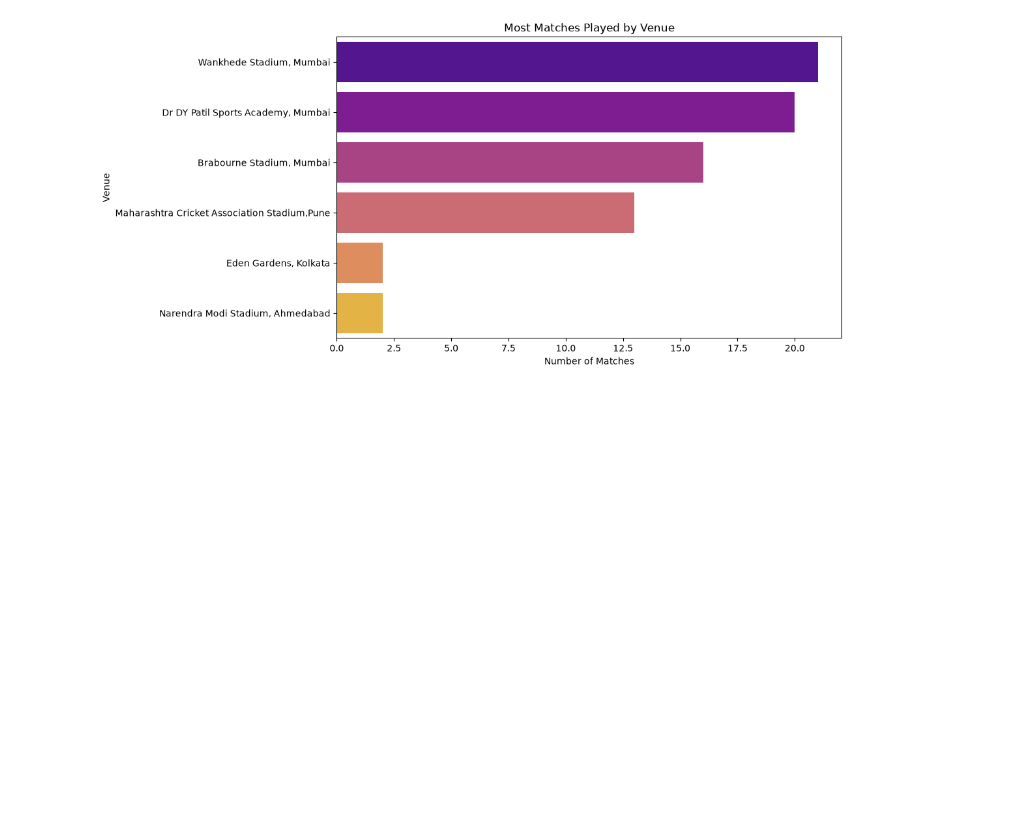
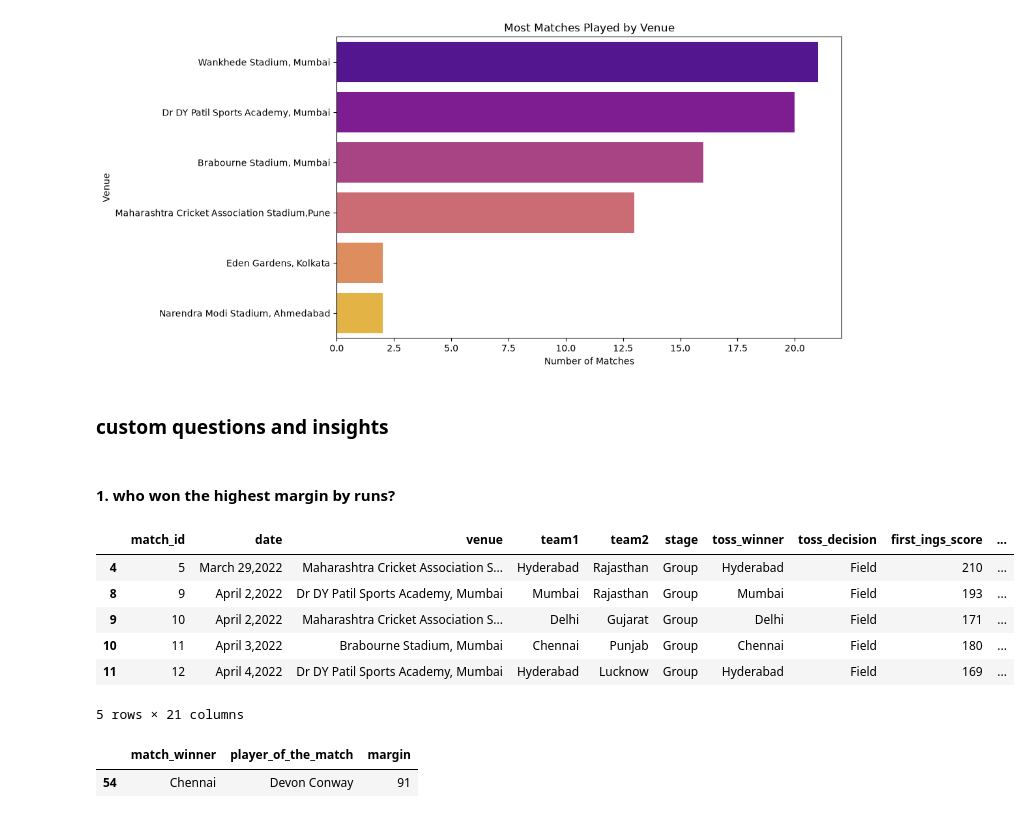
Before and after one commit to IshwariUgale-hub/IPL-Data-Analysis, a Jupyter notebook: IPL_data_analysis.ipynb, the cells around one changed output. Drawn from its saved outputs; the diff is of its cells as text; code cells hidden in the pictures; blank space fills up the shorter version.

Commit message:
custom questions and insights

```diff
--- a/IPL_data_analysis.ipynb
+++ b/IPL_data_analysis.ipynb
@@ -258,3 +258,23 @@ plt.title('Most Matches Played by Venue')
 plt.savefig('images/most_matches_played_by_venue.png', dpi=300, bbox_inches='tight')
 # %% [output]
 [figure]
+# %% [markdown]
+### custom questions and insights
+# %% [markdown]
+#### 1. who won the highest margin by runs?
+# %%
+run = df[df['won_by']=='Runs']
+run.head()
+# %% [output]
+|  | match_id | date | venue | team1 | team2 | stage | toss_winner | toss_decision | first_ings_score | ... |
+| 4 | 5 | March 29,2022 | Maharashtra Cricket Association S... | Hyderabad | Rajasthan | Group | Hyderabad | Field | 210 | ... |
+| 8 | 9 | April 2,2022 | Dr DY Patil Sports Academy, Mumbai | Mumbai | Rajasthan | Group | Mumbai | Field | 193 | ... |
+| 9 | 10 | April 2,2022 | Maharashtra Cricket Association S... | Delhi | Gujarat | Group | Delhi | Field | 171 | ... |
+| 10 | 11 | April 3,2022 | Brabourne Stadium, Mumbai | Chennai | Punjab | Group | Chennai | Field | 180 | ... |
+| 11 | 12 | April 4,2022 | Dr DY Patil Sports Academy, Mumbai | Hyderabad | Lucknow | Group | Hyderabad | Field | 169 | ... |
+5 rows × 21 columns
+# %%
+run[run['margin'] == run['margin'].max()] [['match_winner', 'player_of_the_match','margin']]
+# %% [output]
+|  | match_winner | player_of_the_match | margin |
+| 54 | Chennai | Devon Conway | 91 |
```
Also changed, not shown: parts of 4 cells of this notebook.
